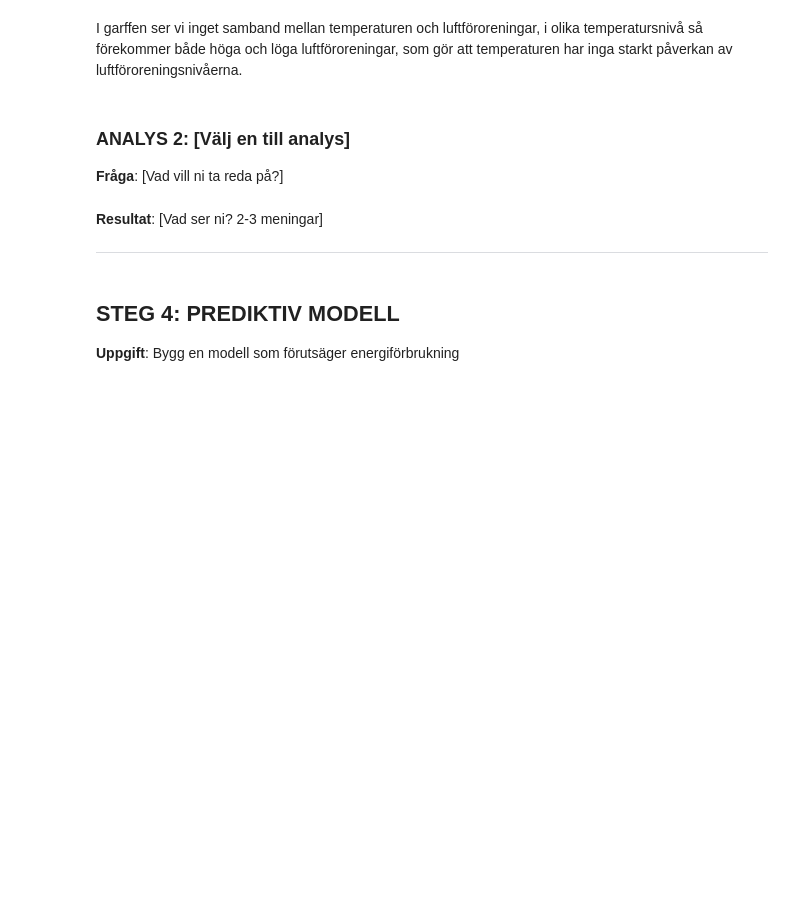
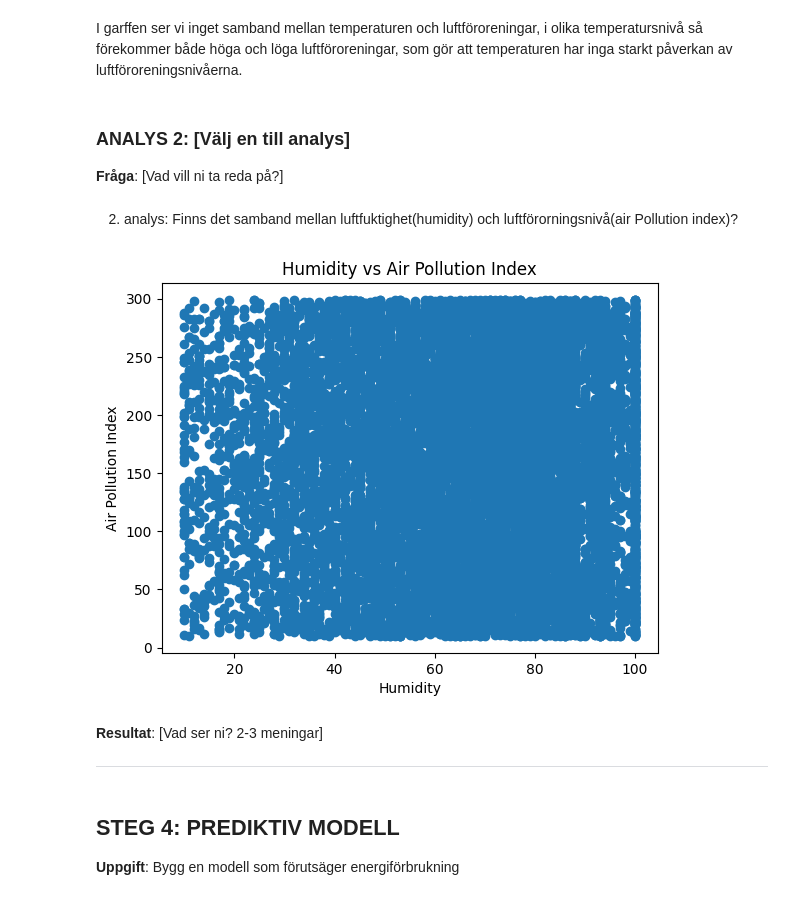
Before and after one commit to maryam-marzban-it/big-data-iot-labs, a Jupyter notebook: mini-projekt/Mohamed.Filimon.ipynb, the cells around one changed output. Cells and saved outputs as stored; diff of their text form; code cells hidden in the pictures; blank space fills up the shorter version.

```diff
--- a/mini-projekt/Mohamed.Filimon.ipynb
+++ b/mini-projekt/Mohamed.Filimon.ipynb
@@ -166,11 +166,21 @@ I garffen ser vi inget samband mellan temperaturen och luftföroreningar, i olik
 ### ANALYS 2: [Välj en till analys]
 
 **Fråga**: [Vad vill ni ta reda på?]
+# %% [markdown]
+2. analys: Finns det samband mellan luftfuktighet(humidity) och luftförorningsnivå(air Pollution index)?
 # %%
 # TODO: Gör din analys här
+import matplotlib.pyplot as plt
+plt.scatter(df["humidity"], df["air_pollution_index"])
 
 
 # TODO: Skapa en graf
+plt.xlabel("Humidity")
+plt.ylabel("Air Pollution Index")
+plt.title("Humidity vs Air Pollution Index")
+plt.show()
+# %% [output]
+[figure, added]
 # %% [markdown]
 **Resultat**: [Vad ser ni? 2-3 meningar]
 
```
